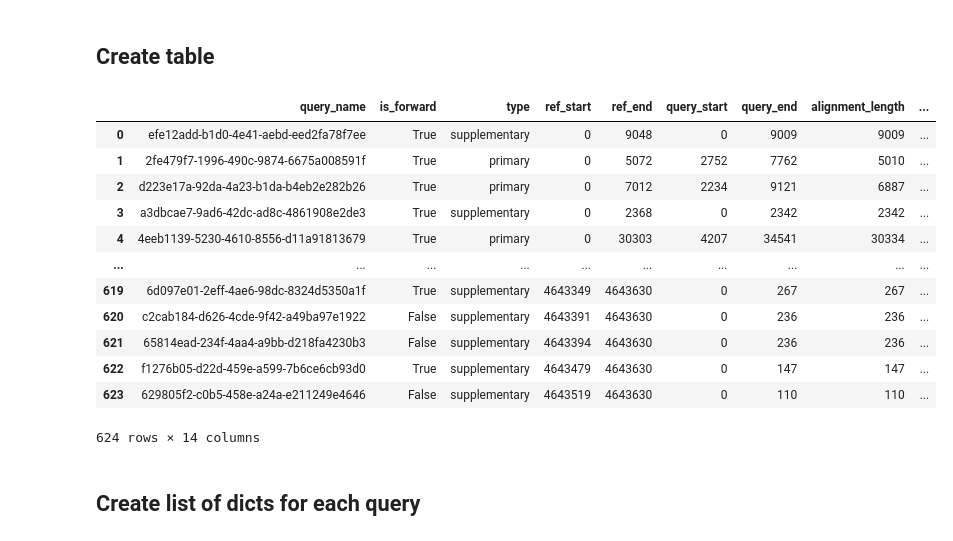
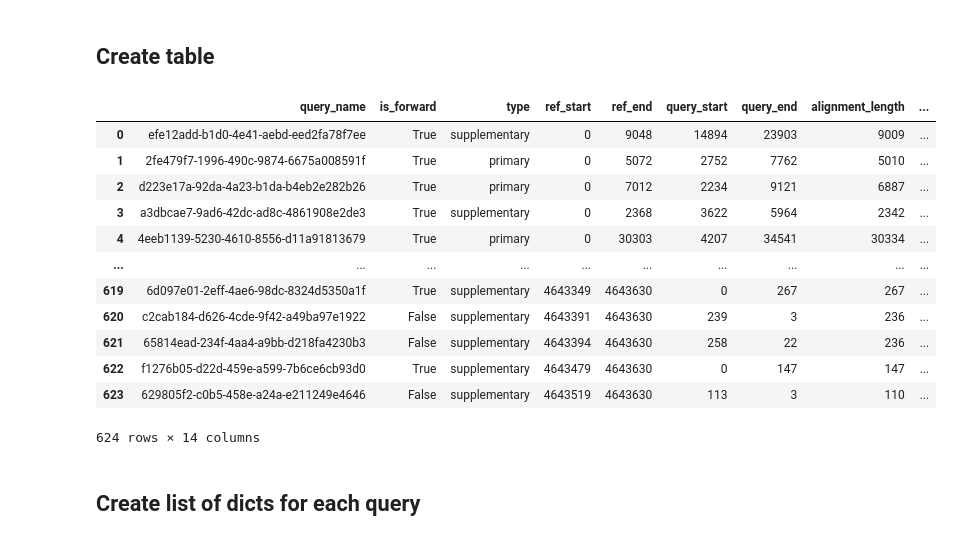
Before and after one commit to mmolari/sp_supplementary_reads, a Jupyter notebook: drafts/Extract_suppl.ipynb, the cells around one changed output. Drawn from its saved outputs; the diff is of its cells as text; code cells hidden in the pictures.

Commit message:
Fix query start/end parsing

```diff
--- a/drafts/Extract_suppl.ipynb
+++ b/drafts/Extract_suppl.ipynb
@@ -16,30 +16,12 @@ def supp_query_list(sam_file):
                 supplementary.append(read.query_name)
     return np.unique(supplementary)
 # %%
-def suppl_reads_info(sam_file, supplementary):
-    df = []
-    with pysam.AlignmentFile(sam_file) as af:
-        for read in af:
-            if read.query_name in supplementary:
-                mapping_type = 'primary'
-                if read.is_secondary:
-                    mapping_type = 'secondary'
-                elif read.is_supplementary:
-                    mapping_type = 'supplementary'
-                df.append({
-                    "query_name" : read.query_name,
-                    "is_forward" : read.is_forward,
-                    "type" : mapping_type,
-                    "ref_start" : read.reference_start,
-                    "ref_end" : read.reference_end,
-                    "query_start" : read.query_alignment_start,
-                    "query_end" : read.query_alignment_end,
-                    "alignment_length" : read.query_alignment_length,
-                    "query_length" : read.infer_read_length(),
-                    "matches" : read.get_cigar_stats()[0][0],
-                    "insertions" : read.get_cigar_stats()[0][1],
-                    "deletions" : read.get_cigar_stats()[0][2],
-                    "soft_clips" : read.get_cigar_stats()[0][4],
-                    "hard_clips" : read.get_cigar_stats()[0][5],
-                })
-    df = pd.DataFrame(df)
+def get_real_query_start_end(sam_start, sam_end, query_length, cigar_tuples, forward):
+    if forward:
+        hc = 0 if cigar_tuples[0][0] != 5 else cigar_tuples[0][1]
+        return sam_start + hc, sam_end + hc
+    else:
+        hc = 0 if cigar_tuples[-1][0] != 5 else cigar_tuples[-1][1]
+        start = query_length - hc - sam_start
+        end = query_length - hc - sam_end
+        return start, end
@@ -50,46 +38,48 @@ csv_file = "../results/suppl_reads_info.csv"
 supplementary = supp_query_list(sam_file)
 
 df = []
 with pysam.AlignmentFile(sam_file) as af:
     for read in af:
             if read.query_name in supplementary:
                 mapping_type = 'primary'
                 if read.is_secondary:
                     mapping_type = 'secondary'
                 elif read.is_supplementary:
                     mapping_type = 'supplementary'
+                query_start, query_end = get_real_query_start_end(read.query_alignment_start, read.query_alignment_end,
+                                                                  read.infer_read_length(), read.cigartuples, read.is_forward)
                 df.append({
                     "query_name" : read.query_name,
                     "is_forward" : read.is_forward,
                     "type" : mapping_type,
                     "ref_start" : read.reference_start,
                     "ref_end" : read.reference_end,
-                    "query_start" : read.query_alignment_start,
-                    "query_end" : read.query_alignment_end,
+                    "query_start" : query_start,
+                    "query_end" : query_end,
                     "alignment_length" : read.query_alignment_length,
                     "query_length" : read.infer_read_length(),
                     "matches" : read.get_cigar_stats()[0][0],
                     "insertions" : read.get_cigar_stats()[0][1],
                     "deletions" : read.get_cigar_stats()[0][2],
                     "soft_clips" : read.get_cigar_stats()[0][4],
                     "hard_clips" : read.get_cigar_stats()[0][5],
                 })
 df = pd.DataFrame(df)
 df.to_csv(csv_file)
 df
 # %% [output]
 |  | query_name | is_forward | type | ref_start | ref_end | query_start | query_end | alignment_length | ... |
-| 0 | efe12add-b1d0-4e41-aebd-eed2fa78f7ee | True | supplementary | 0 | 9048 | 0 | 9009 | 9009 | ... |
+| 0 | efe12add-b1d0-4e41-aebd-eed2fa78f7ee | True | supplementary | 0 | 9048 | 14894 | 23903 | 9009 | ... |
 | 1 | 2fe479f7-1996-490c-9874-6675a008591f | True | primary | 0 | 5072 | 2752 | 7762 | 5010 | ... |
 | 2 | d223e17a-92da-4a23-b1da-b4eb2e282b26 | True | primary | 0 | 7012 | 2234 | 9121 | 6887 | ... |
-| 3 | a3dbcae7-9ad6-42dc-ad8c-4861908e2de3 | True | supplementary | 0 | 2368 | 0 | 2342 | 2342 | ... |
+| 3 | a3dbcae7-9ad6-42dc-ad8c-4861908e2de3 | True | supplementary | 0 | 2368 | 3622 | 5964 | 2342 | ... |
 | 4 | 4eeb1139-5230-4610-8556-d11a91813679 | True | primary | 0 | 30303 | 4207 | 34541 | 30334 | ... |
 | ... | ... | ... | ... | ... | ... | ... | ... | ... | ... |
 | 619 | 6d097e01-2eff-4ae6-98dc-8324d5350a1f | True | supplementary | 4643349 | 4643630 | 0 | 267 | 267 | ... |
-| 620 | c2cab184-d626-4cde-9f42-a49ba97e1922 | False | supplementary | 4643391 | 4643630 | 0 | 236 | 236 | ... |
-| 621 | 65814ead-234f-4aa4-a9bb-d218fa4230b3 | False | supplementary | 4643394 | 4643630 | 0 | 236 | 236 | ... |
+| 620 | c2cab184-d626-4cde-9f42-a49ba97e1922 | False | supplementary | 4643391 | 4643630 | 239 | 3 | 236 | ... |
+| 621 | 65814ead-234f-4aa4-a9bb-d218fa4230b3 | False | supplementary | 4643394 | 4643630 | 258 | 22 | 236 | ... |
 | 622 | f1276b05-d22d-459e-a599-7b6ce6cb93d0 | True | supplementary | 4643479 | 4643630 | 0 | 147 | 147 | ... |
-| 623 | 629805f2-c0b5-458e-a24a-e211249e4646 | False | supplementary | 4643519 | 4643630 | 0 | 110 | 110 | ... |
+| 623 | 629805f2-c0b5-458e-a24a-e211249e4646 | False | supplementary | 4643519 | 4643630 | 113 | 3 | 110 | ... |
 624 rows × 14 columns
 # %% [markdown]
 ## Create list of dicts for each query
```
Also changed, not shown: parts of 1 cell of this notebook, 1 other file.
